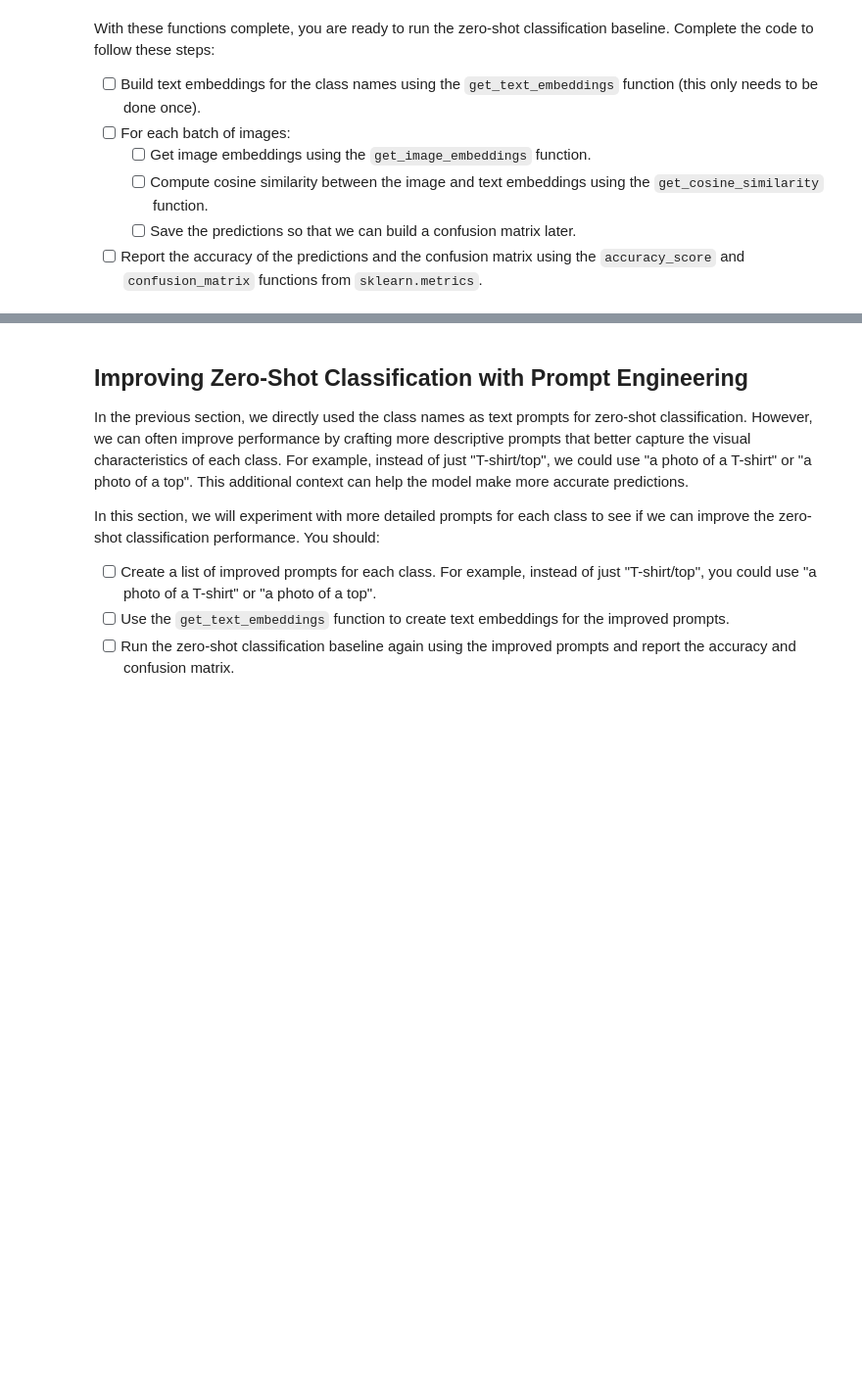
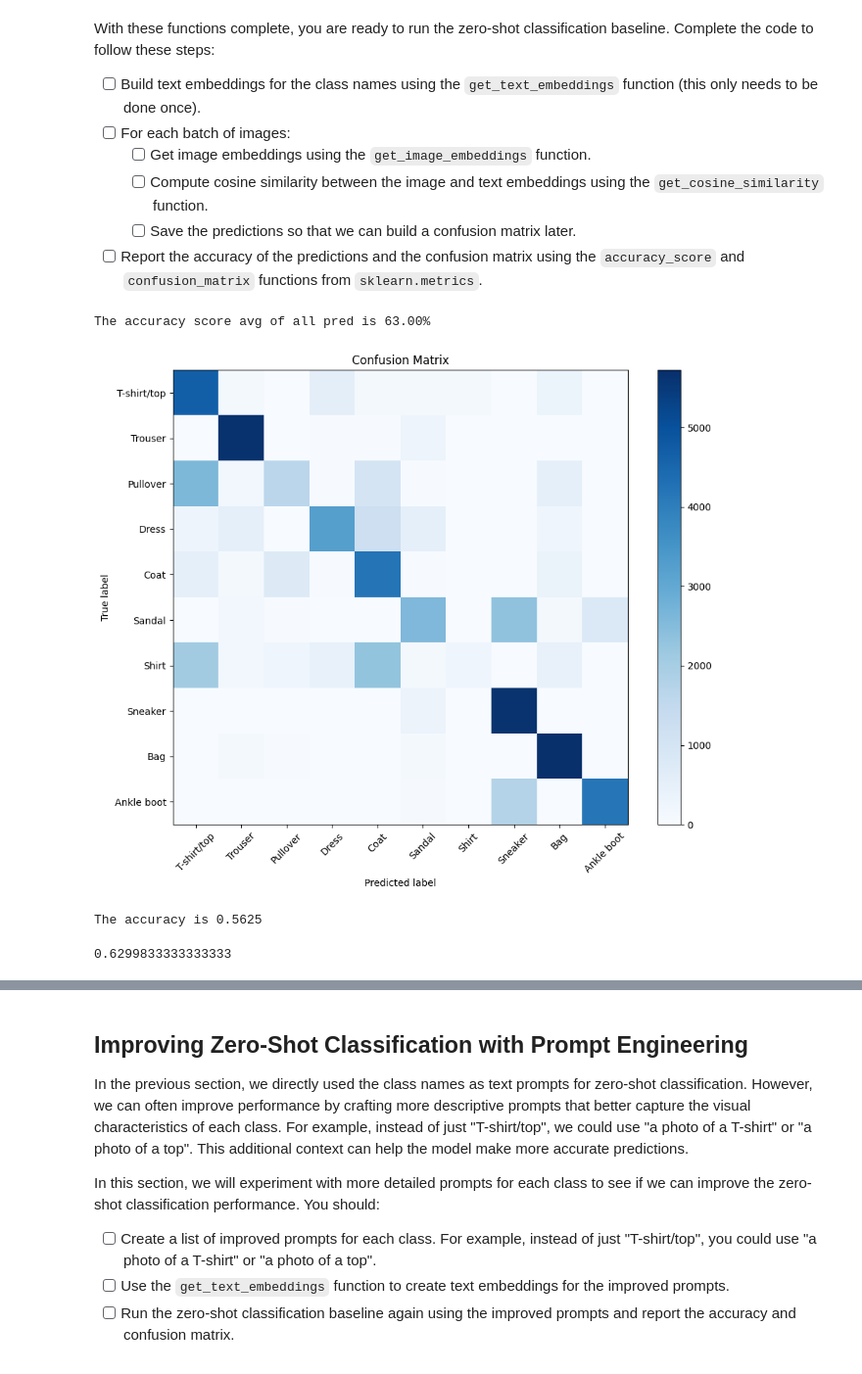
Before and after one commit to warscovich/deep_learning, a Jupyter notebook: 02_activities/assignments/assignment_2.ipynb, the cells around one changed output, grey strips where cells are left out. Shown at 98% size. Saved outputs shown, nothing was run; the diff lists cells and outputs as text; code cells hidden in the pictures; blank space fills up the shorter version.

```diff
--- a/02_activities/assignments/assignment_2.ipynb
+++ b/02_activities/assignments/assignment_2.ipynb
@@ -233,7 +227,7 @@ def get_cosine_similarity(image_feats: torch.Tensor, text_feats: torch.Tensor) -
     text_feats = text_feats.cpu()    # Ensure text features are on CPU
 
     # Compute cosine similarity, which is the dot product of normalized vectors
-    return # Complete
+    return image_feats @ text_feats.T
 
 def get_predictions(similarity: np.ndarray) -> np.ndarray:
     """
@@ -244,7 +238,7 @@ def get_predictions(similarity: np.ndarray) -> np.ndarray:
         numpy.ndarray: Predicted class indices for each image, shape (N,).
     """
     # Get the index of the maximum similarity for each image
-    return # Complete
+    return similarity.argmax(dim=1)
 # %% [markdown]
 With these functions complete, you are ready to run the zero-shot classification baseline. Complete the code to follow these steps:
 
@@ -257,25 +251,51 @@ With these functions complete, you are ready to run the zero-shot classification
 # %%
 from sklearn.metrics import accuracy_score, confusion_matrix
 
 y_true, y_pred = [], []
+text_embedd = get_text_embeddings(CLASS_NAMES)
 
 for pixel_values, labels in test_loader:
-
-# Report the accuracy of the predictions
+  img_embedd = get_image_embeddings(pixel_values)
+  cos = get_cosine_similarity(img_embedd,text_embedd)
+  y_pred.append(get_predictions(cos))
+  y_true.append(labels)
 
 # Report the confusion matrix
 def plot_confusion_matrix(y_true, y_pred, class_names):
     cm = confusion_matrix(y_true, y_pred)
     plt.figure(figsize=(10, 8))
     plt.imshow(cm, interpolation='nearest', cmap=plt.cm.Blues)
     plt.title('Confusion Matrix')
     plt.colorbar()
     tick_marks = np.arange(len(class_names))
     plt.xticks(tick_marks, class_names, rotation=45)
     plt.yticks(tick_marks, class_names)
     plt.ylabel('True label')
     plt.xlabel('Predicted label')
     plt.tight_layout()
     plt.show()
+
+# Report the accuracy of the predictions
+all_pred = torch.cat(y_pred)
+all_true = torch.cat(y_true)
+print(f'The accuracy score avg of all pred is {accuracy_score(all_true, all_pred)*100:.2f}%')
+plot_confusion_matrix(all_true,all_pred,CLASS_NAMES)
+# %% [output]
+The accuracy score avg of all pred is 63.00%
+[figure, added]
+# %%
+from sklearn.metrics import accuracy_score, confusion_matrix
+i,l = next(iter(test_loader))
+e = get_image_embeddings(i)
+text_embedd = get_text_embeddings(CLASS_NAMES)
+cos = get_cosine_similarity(e,text_embedd)
+print(f'The accuracy is {accuracy_score(l,get_predictions(cos))}')
+# %% [output]
+The accuracy is 0.5625
+# %%
+#accuracy_score(y_true=y_true, y_pred=y_pred)
+accuracy_score(torch.cat(y_true), torch.cat(y_pred))
+# %% [output]
+0.6299833333333333
 # %% [markdown]
 Reflection: Consider the results. How does the performance of this zero-shot baseline compare to the CNN you trained in Assignment 1? What are the strengths and weaknesses of this approach?
```
Also changed, not shown: parts of 5 cells of this notebook.
